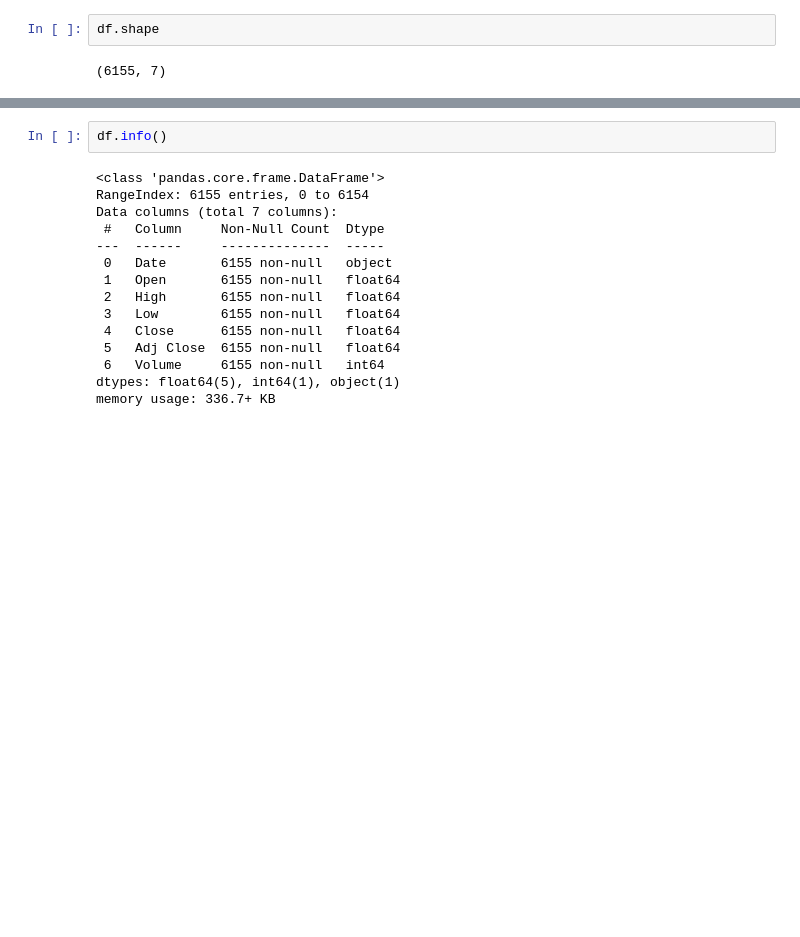
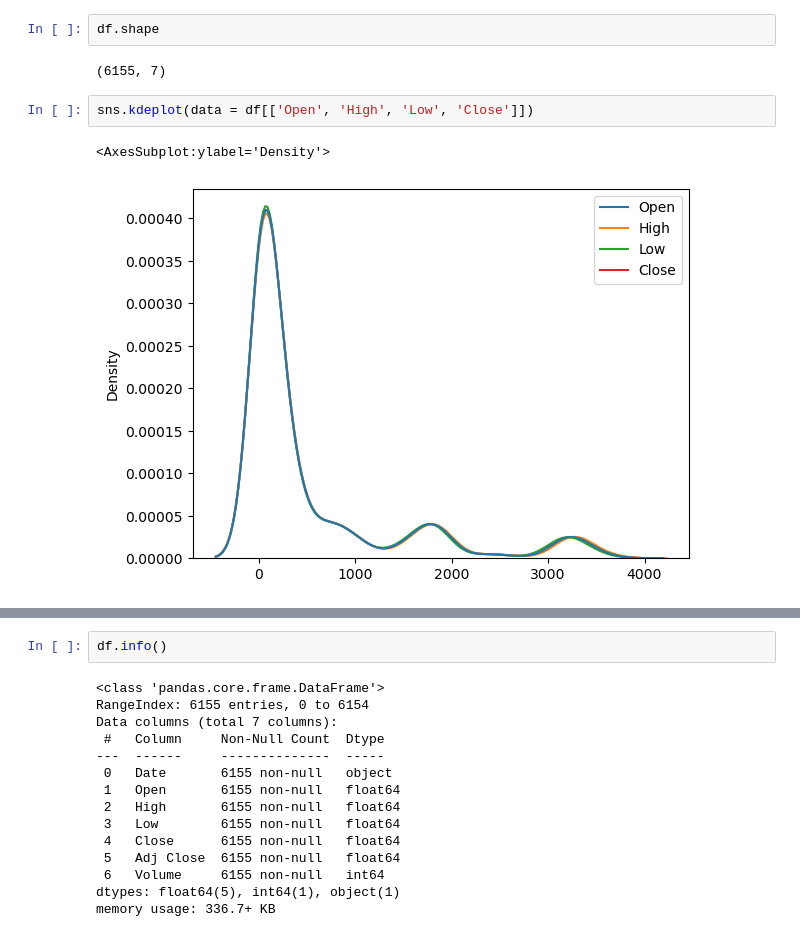
Before and after one commit to Subhajeet-Das/Amazon-Stock-Prediction, a Jupyter notebook: stock-prediction.ipynb, the cells around one changed output, grey strips where cells are left out. Cells and saved outputs as stored; diff of their text form; blank space fills up the shorter version.

```diff
--- a/stock-prediction.ipynb
+++ b/stock-prediction.ipynb
@@ -57,3 +57,8 @@ dtype: int64
 df.shape
 # %% [output]
 (6155, 7)
+# %%
+sns.kdeplot(data = df[['Open', 'High', 'Low', 'Close']])
+# %% [output]
+<AxesSubplot:ylabel='Density'>
+[figure, added]
```
Also changed, not shown: parts of 19 cells of this notebook.
